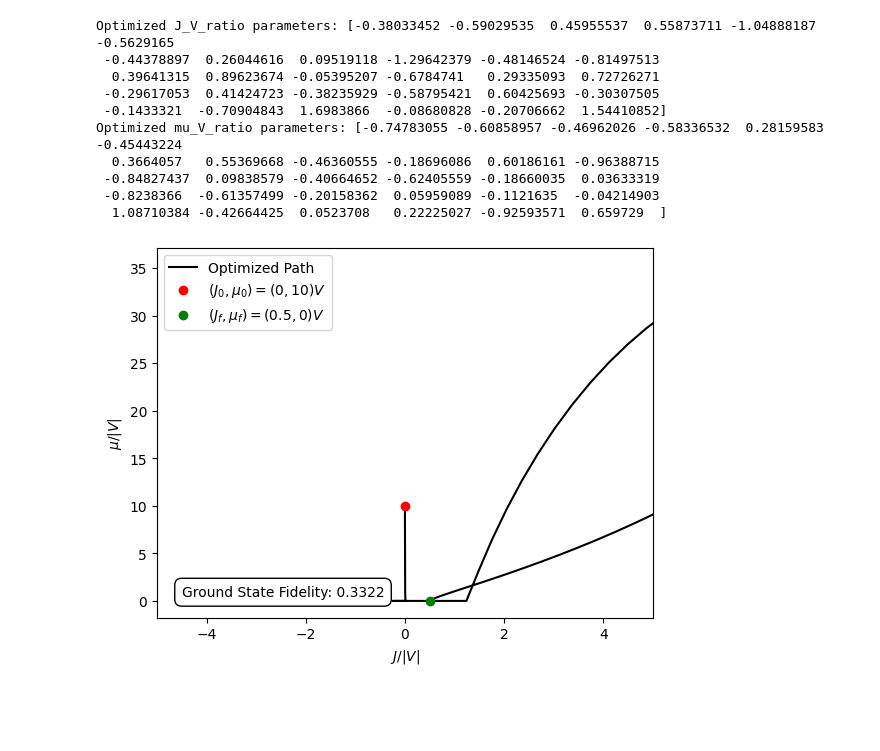
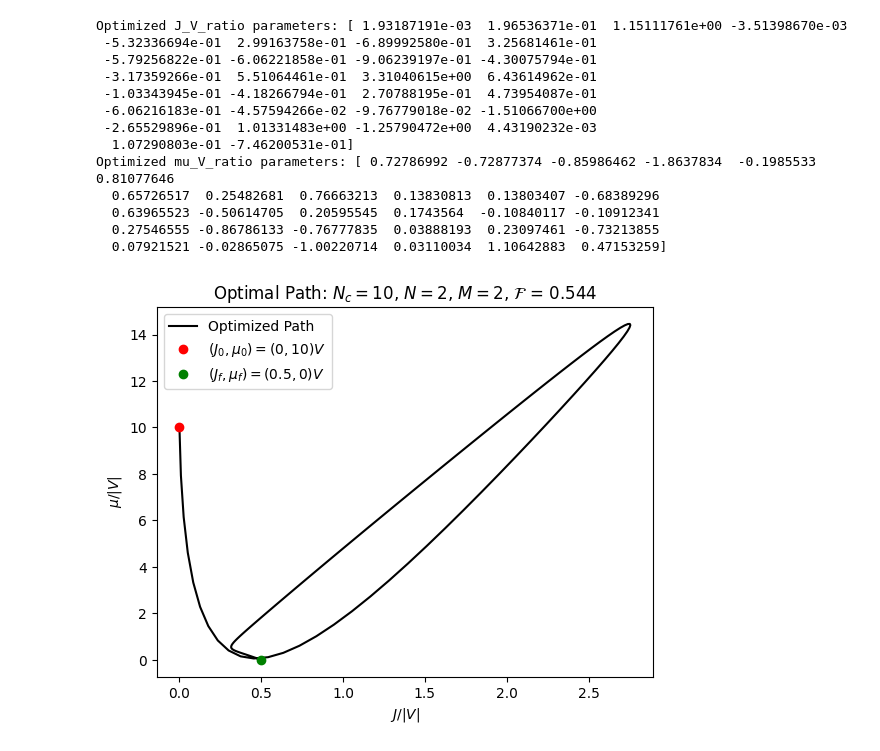
Before and after one commit to jwdesroches/synthetic_dimensions, a Jupyter notebook: variational_path_finding/variational_path_finding.ipynb, the cells around one changed output. Saved outputs shown, nothing was run; the diff lists cells and outputs as text; code cells hidden in the pictures; blank space fills up the shorter version.

```diff
--- a/variational_path_finding/variational_path_finding.ipynb
+++ b/variational_path_finding/variational_path_finding.ipynb
@@ -95,16 +95,9 @@ def J_V_ratio_CRAB_ansatz(t, T, A_J, B_J, omega_J, J_V_init, J_V_final, N_c):
     """
     return (J_V_init + (t / T) * (J_V_final - J_V_init)) * crab_ansatz(t, T, A_J, B_J, omega_J, N_c)
 
-"""def mu_V_ratio_CRAB_ansatz(t, T, A_mu, B_mu, omega_mu, mu_V_init, mu_V_final, N_c):
+def mu_V_ratio_CRAB_ansatz(t, T, A_mu, B_mu, omega_mu, mu_V_init, mu_V_final, N_c):
     # Implements the CRAB ansatz for mu/V with boundary constraints.
-    return (mu_V_init + (t / T) * (mu_V_final - mu_V_init)) * crab_ansatz(t, T, A_mu, B_mu, omega_mu, N_c)"""
-def mu_V_ratio_CRAB_ansatz(t, T, A_mu, B_mu, omega_mu, mu_V_init, mu_V_final, N_c=3):
-    """
-    Implements the CRAB ansatz for mu/V with boundary constraints, forcing mu to be positive.
-    """
-    ratio = (mu_V_init + (t/T)*(mu_V_final - mu_V_init)) * crab_ansatz(t, T, A_mu, B_mu, omega_mu, N_c)
-    # Ensure positivity of the result by clipping negative values to a small positive number
-    return np.maximum(ratio, 1e-10)  # Avoid zero but can set a very small threshold
+    return (mu_V_init + (t / T) * (mu_V_final - mu_V_init)) * crab_ansatz(t, T, A_mu, B_mu, omega_mu, N_c)
 
 
 # Optimization setup
@@ -141,7 +134,7 @@ def objective_function(params, N_c, times, T, N, M, V, J_V_init, J_V_final, mu_V
     ground_state_infidelity = 1 - ground_state_fidelity
     return ground_state_infidelity
 
-"""def objective_function_with_penalty(params, N_c, times, T, N, M, V, J_V_init, J_V_final, mu_V_init, mu_V_final):
+def objective_function_with_penalty(params, N_c, times, T, N, M, V, J_V_init, J_V_final, mu_V_init, mu_V_final):
     A_J, B_J, omega_J = params[:N_c], params[N_c:2*N_c], params[2*N_c:3*N_c]
     A_mu, B_mu, omega_mu = params[3*N_c:4*N_c], params[4*N_c:5*N_c], params[5*N_c:6*N_c]
 
@@ -162,10 +155,9 @@ def objective_function(params, N_c, times, T, N, M, V, J_V_init, J_V_final, mu_V
     ground_state_fidelity = state_probabilities[-1, 0]
     ground_state_infidelity = 1 - ground_state_fidelity
     return ground_state_infidelity + penalty  # Minimize both infidelity and penalty
-"""
 
 # Run the optimization
-result = minimize(objective_function, initial_guess,
+result = minimize(objective_function_with_penalty, initial_guess,
                   args=(N_c, times, T, N, M, V, J_V_init, J_V_final, mu_V_init, mu_V_final),
                   method='Nelder-Mead')
 
@@ -176,16 +168,19 @@ mu_V_ratio_params_optimized = optimized_params[3 * N_c:]
 print(f"Optimized J_V_ratio parameters: {J_V_ratio_params_optimized}")
 print(f"Optimized mu_V_ratio parameters: {mu_V_ratio_params_optimized}")
 # %% [output]
-Optimized J_V_ratio parameters: [-0.38033452 -0.59029535  0.45955537  0.55873711 -1.04888187 -0.5629165
- -0.44378897  0.26044616  0.09519118 -1.29642379 -0.48146524 -0.81497513
-  0.39641315  0.89623674 -0.05395207 -0.6784741   0.29335093  0.72726271
- -0.29617053  0.41424723 -0.38235929 -0.58795421  0.60425693 -0.30307505
- -0.1433321  -0.70904843  1.6983866  -0.08680828 -0.20706662  1.54410852]
-Optimized mu_V_ratio parameters: [-0.74783055 -0.60858957 -0.46962026 -0.58336532  0.28159583 -0.45443224
-  0.3664057   0.55369668 -0.46360555 -0.18696086  0.60186161 -0.96388715
- -0.84827437  0.09838579 -0.40664652 -0.62405559 -0.18660035  0.03633319
- -0.8238366  -0.61357499 -0.20158362  0.05959089 -0.1121635  -0.04214903
-  1.08710384 -0.42664425  0.0523708   0.22225027 -0.92593571  0.659729  ]
+Optimized J_V_ratio parameters: [ 1.93187191e-03  1.96536371e-01  1.15111761e+00 -3.51398670e-03
+ -5.32336694e-01  2.99163758e-01 -6.89992580e-01  3.25681461e-01
+ -5.79256822e-01 -6.06221858e-01 -9.06239197e-01 -4.30075794e-01
+ -3.17359266e-01  5.51064461e-01  3.31040615e+00  6.43614962e-01
+ -1.03343945e-01 -4.18266794e-01  2.70788195e-01  4.73954087e-01
+ -6.06216183e-01 -4.57594266e-02 -9.76779018e-02 -1.51066700e+00
+ -2.65529896e-01  1.01331483e+00 -1.25790472e+00  4.43190232e-03
+  1.07290803e-01 -7.46200531e-01]
+Optimized mu_V_ratio parameters: [ 0.72786992 -0.72877374 -0.85986462 -1.8637834  -0.1985533   0.81077646
+  0.65726517  0.25482681  0.76663213  0.13830813  0.13803407 -0.68389296
+  0.63965523 -0.50614705  0.20595545  0.1743564  -0.10840117 -0.10912341
+  0.27546555 -0.86786133 -0.76777835  0.03888193  0.23097461 -0.73213855
+  0.07921521 -0.02865075 -1.00220714  0.03110034  1.10642883  0.47153259]
 # %%
 # Extract optimized parameters for J_V_ratio and mu_V_ratio
 A_J = optimized_params[:N_c]
@@ -204,39 +199,35 @@ hamiltonians_optimized = []
 
 for t in times:
     J_V_ratio = J_V_ratio_CRAB_ansatz(t, T, A_J, B_J, omega_J, J_V_init, J_V_final, N_c)
     mu_V_ratio = mu_V_ratio_CRAB_ansatz(t, T, A_mu, B_mu, omega_mu, mu_V_init, mu_V_final, N_c)
     hamiltonians_optimized.append(construct_rescaled_hamiltonian(N, M, V, mu_V_ratio=J_V_ratio, J_V_ratio=mu_V_ratio))
 
 # Simulate the time evolution and get state probabilities
 results = simulate_hamiltonian_time_evolution(hamiltonians_optimized, times)
 energies, time_evolved_wavefunctions, state_probabilities, state_overlaps, true_energies = results
 
 # Calculate the ground state infidelity (1 - fidelity)
 ground_state_fidelity = state_probabilities[-1, 0]
 ground_state_infidelity = 1 - ground_state_fidelity
 
 # Plot the optimized J/V and mu/V ratios
 fig, ax = plt.subplots()
 ax.plot(J_V_ratios_optimized, mu_V_ratios_optimized, '-k', label="Optimized Path")
 
 # Plot initial and final points
 ax.plot(J_V_init, mu_V_init, 'or', label=f"$(J_0, \\mu_0) = ({J_V_init}, {mu_V_init})V$")
 ax.plot(J_V_final, mu_V_final, 'og', label=f"$(J_f, \\mu_f) = ({J_V_final}, {mu_V_final})V$")
 
 # Set labels, axis limits, and legend
 ax.set_xlabel("$J/|V|$")
 ax.set_ylabel("$\\mu/|V|$")
-ax.set_xlim(-5,5)
 ax.legend()
 
-# Add the ground state infidelity text box in the upper right corner
-infidelity_text = f"Ground State Fidelity: {ground_state_fidelity:.4f}"
-plt.text(0.05, 0.05, infidelity_text, transform=ax.transAxes, ha='left', va='bottom', fontsize=10,
-         bbox=dict(facecolor='white', edgecolor='black', boxstyle='round,pad=0.5'))
+plt.title(f"Optimal Path: $N_c = {N_c}$, $N = {N}$, $M={M}$,"+" $\\mathcal{F}$ = "+f"{np.round(ground_state_fidelity,3)}")
 
 plt.show()
 # %% [output]
-[figure, old version]
+[figure, new version]
 # %%
 plot_data(sign_V="negative", gap_or_sigma="energy_gap", include_path = True, mu_V_ratios = mu_V_ratios_optimized, J_V_ratios = J_V_ratios_optimized)
 plot_time_evolution(N,M,results,times,J_V_ratio_routine = J_V_ratios_optimized, mu_V_ratio_routine = mu_V_ratios_optimized)
```
Also changed, not shown: parts of 1 cell of this notebook, 3 other files.
